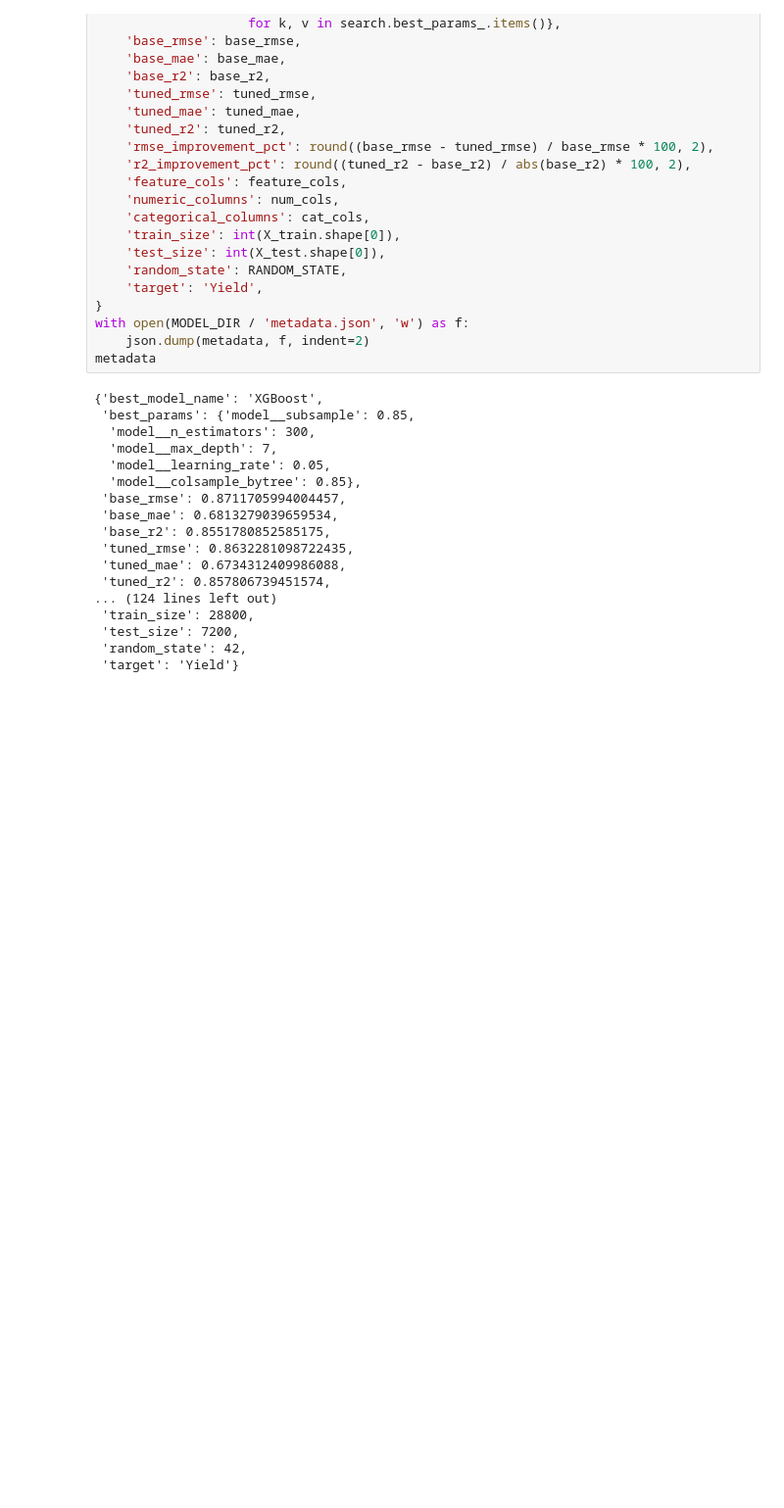
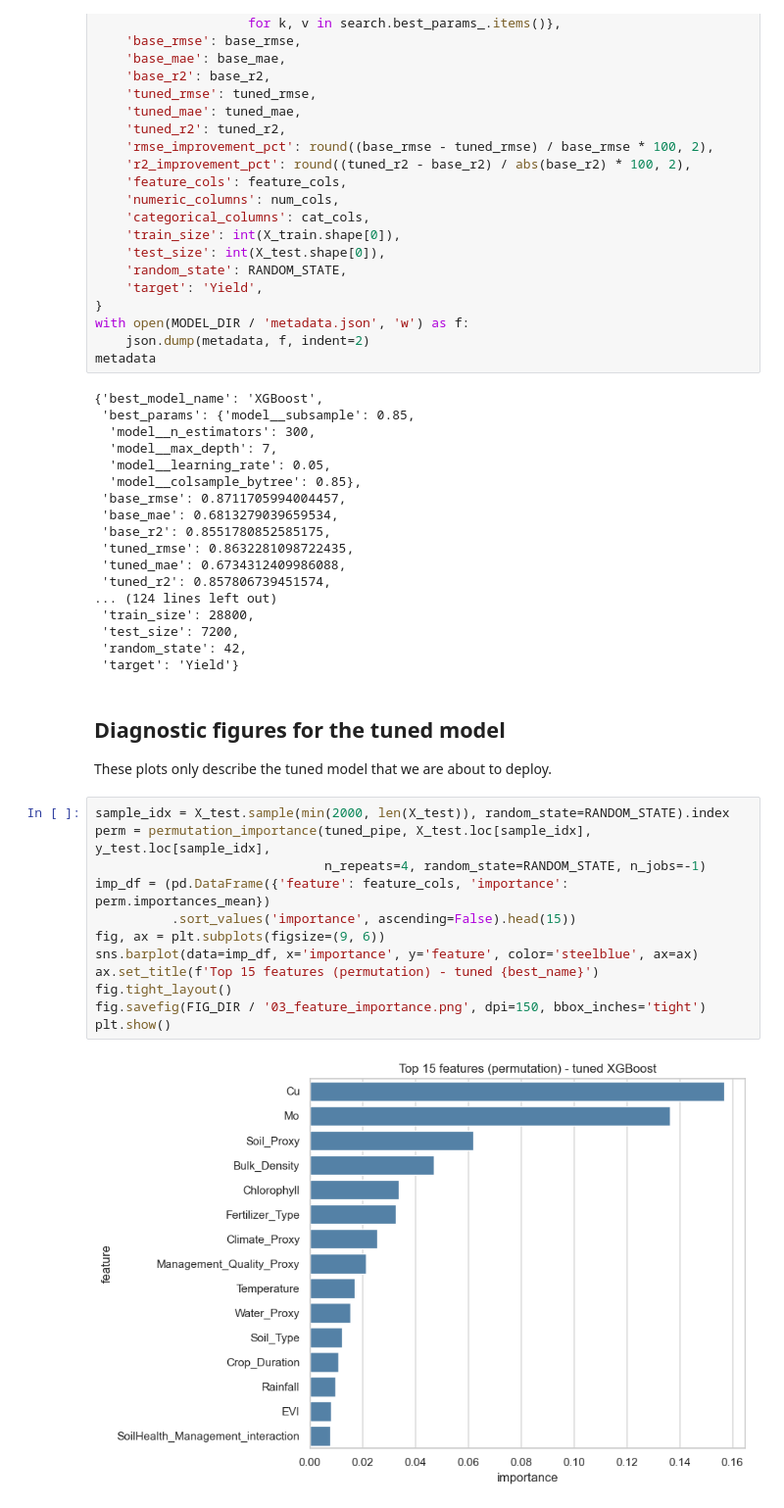
Before and after one commit to Mrnidhi/DATA245_Project, a Jupyter notebook: notebooks/04_fine_tuning.ipynb, the cells around one changed output. Shown at 98% size. Saved outputs shown, nothing was run; the diff lists cells and outputs as text; blank space fills up the shorter version.

Commit message:
feat(tune): diagnostic figures (importance, predicted vs actual, residuals, learning curve)

```diff
--- a/notebooks/04_fine_tuning.ipynb
+++ b/notebooks/04_fine_tuning.ipynb
@@ -229,3 +229,21 @@ metadata
  'test_size': 7200,
  'random_state': 42,
  'target': 'Yield'}
+# %% [markdown]
+## Diagnostic figures for the tuned model
+
+These plots only describe the tuned model that we are about to deploy.
+# %%
+sample_idx = X_test.sample(min(2000, len(X_test)), random_state=RANDOM_STATE).index
+perm = permutation_importance(tuned_pipe, X_test.loc[sample_idx], y_test.loc[sample_idx],
+                              n_repeats=4, random_state=RANDOM_STATE, n_jobs=-1)
+imp_df = (pd.DataFrame({'feature': feature_cols, 'importance': perm.importances_mean})
+          .sort_values('importance', ascending=False).head(15))
+fig, ax = plt.subplots(figsize=(9, 6))
+sns.barplot(data=imp_df, x='importance', y='feature', color='steelblue', ax=ax)
+ax.set_title(f'Top 15 features (permutation) - tuned {best_name}')
+fig.tight_layout()
+fig.savefig(FIG_DIR / '03_feature_importance.png', dpi=150, bbox_inches='tight')
+plt.show()
+# %% [output]
+[figure, added]
```
Also changed, not shown: parts of 3 cells of this notebook.
